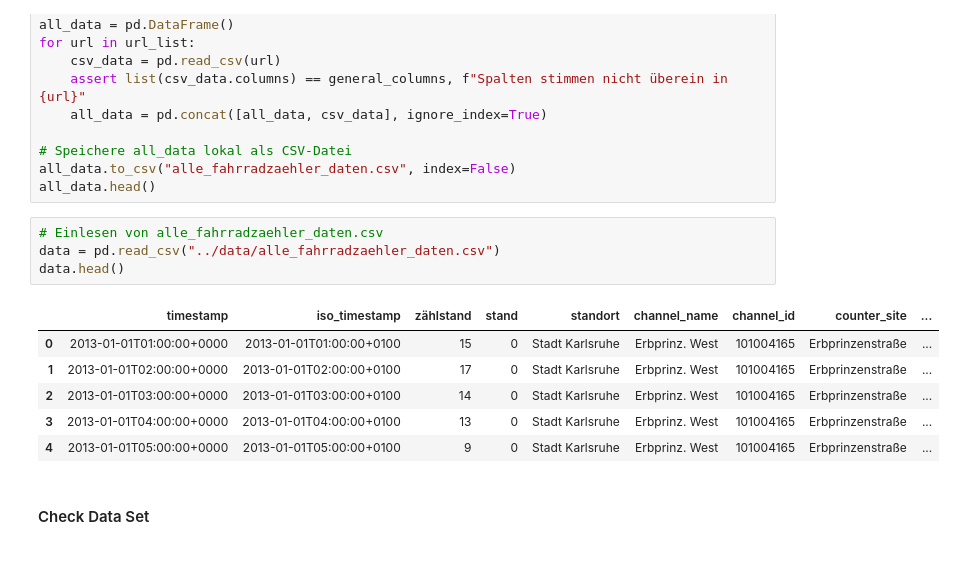
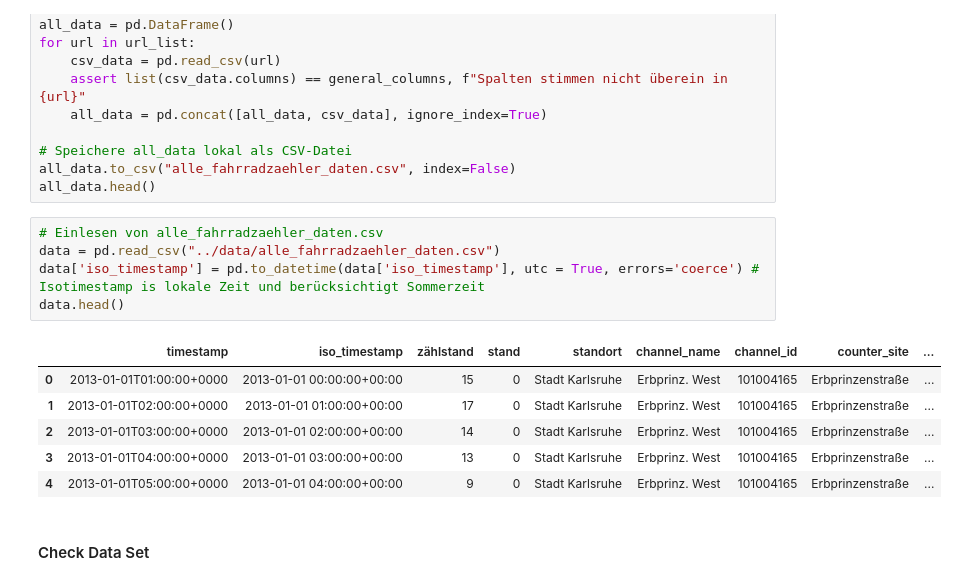
Before and after one commit to skessler01/data_literacy, a Jupyter notebook: notebooks/data_preprocessing.ipynb, the cells around one changed output. Saved outputs shown, nothing was run; the diff lists cells and outputs as text.

```diff
--- a/notebooks/data_preprocessing.ipynb
+++ b/notebooks/data_preprocessing.ipynb
@@ -44,14 +44,15 @@ all_data.head()
 # %%
 # Einlesen von alle_fahrradzaehler_daten.csv
 data = pd.read_csv("../data/alle_fahrradzaehler_daten.csv")
+data['iso_timestamp'] = pd.to_datetime(data['iso_timestamp'], utc = True, errors='coerce') # Isotimestamp is lokale Zeit und berücksichtigt Sommerzeit
 data.head()
 # %% [output]
 |  | timestamp | iso_timestamp | zählstand | stand | standort | channel_name | channel_id | counter_site | ... |
-| 0 | 2013-01-01T01:00:00+0000 | 2013-01-01T01:00:00+0100 | 15 | 0 | Stadt Karlsruhe | Erbprinz. West | 101004165 | Erbprinzenstraße | ... |
-| 1 | 2013-01-01T02:00:00+0000 | 2013-01-01T02:00:00+0100 | 17 | 0 | Stadt Karlsruhe | Erbprinz. West | 101004165 | Erbprinzenstraße | ... |
-| 2 | 2013-01-01T03:00:00+0000 | 2013-01-01T03:00:00+0100 | 14 | 0 | Stadt Karlsruhe | Erbprinz. West | 101004165 | Erbprinzenstraße | ... |
-| 3 | 2013-01-01T04:00:00+0000 | 2013-01-01T04:00:00+0100 | 13 | 0 | Stadt Karlsruhe | Erbprinz. West | 101004165 | Erbprinzenstraße | ... |
-| 4 | 2013-01-01T05:00:00+0000 | 2013-01-01T05:00:00+0100 | 9 | 0 | Stadt Karlsruhe | Erbprinz. West | 101004165 | Erbprinzenstraße | ... |
+| 0 | 2013-01-01T01:00:00+0000 | 2013-01-01 00:00:00+00:00 | 15 | 0 | Stadt Karlsruhe | Erbprinz. West | 101004165 | Erbprinzenstraße | ... |
+| 1 | 2013-01-01T02:00:00+0000 | 2013-01-01 01:00:00+00:00 | 17 | 0 | Stadt Karlsruhe | Erbprinz. West | 101004165 | Erbprinzenstraße | ... |
+| 2 | 2013-01-01T03:00:00+0000 | 2013-01-01 02:00:00+00:00 | 14 | 0 | Stadt Karlsruhe | Erbprinz. West | 101004165 | Erbprinzenstraße | ... |
+| 3 | 2013-01-01T04:00:00+0000 | 2013-01-01 03:00:00+00:00 | 13 | 0 | Stadt Karlsruhe | Erbprinz. West | 101004165 | Erbprinzenstraße | ... |
+| 4 | 2013-01-01T05:00:00+0000 | 2013-01-01 04:00:00+00:00 | 9 | 0 | Stadt Karlsruhe | Erbprinz. West | 101004165 | Erbprinzenstraße | ... |
 # %% [markdown]
 #### Check Data Set
 # %% [markdown]
```
Also changed, not shown: parts of 16 cells of this notebook.
